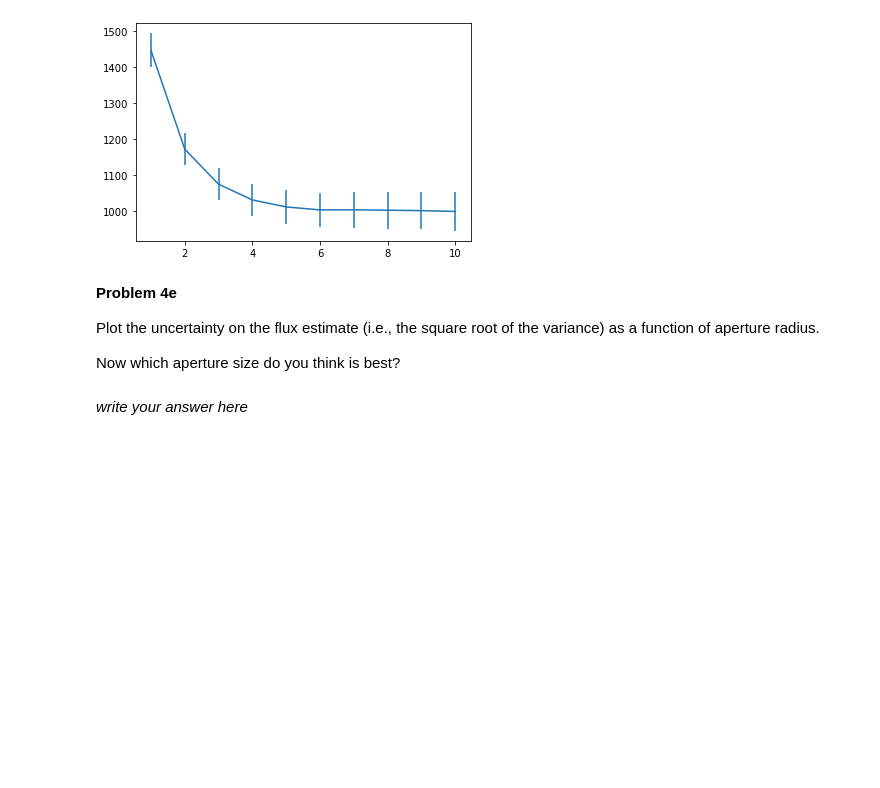
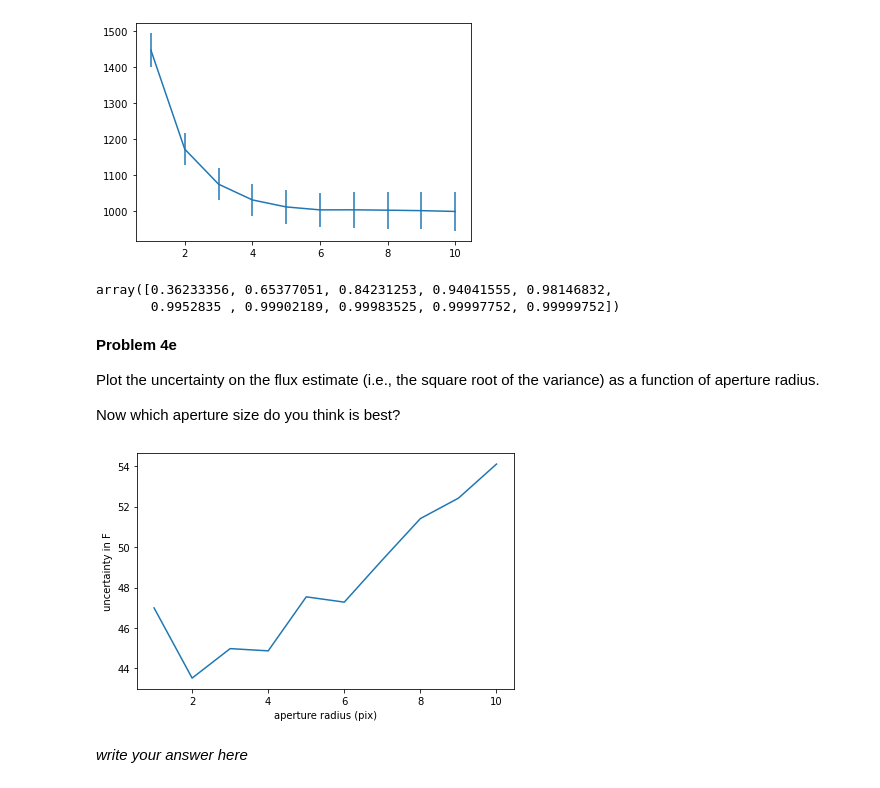
Before and after one commit to yupinghuang/LSSTC-DSFP-Sessions, a Jupyter notebook: Session11/Day1/IntroductionToBasicStellarPhotometry-Copy1.ipynb, the cells around one changed output. Saved outputs shown, nothing was run; the diff lists cells and outputs as text; code cells hidden in the pictures; blank space fills up the shorter version.

```diff
--- a/Session11/Day1/IntroductionToBasicStellarPhotometry-Copy1.ipynb
+++ b/Session11/Day1/IntroductionToBasicStellarPhotometry-Copy1.ipynb
@@ -382,6 +382,11 @@ ax.errorbar(ap_array, mean_array/cog, np.sqrt(var_array/cog))
 # %% [output]
 <ErrorbarContainer object of 3 artists>
 [figure]
+# %%
+cog
+# %% [output]
+array([0.36233356, 0.65377051, 0.84231253, 0.94041555, 0.98146832,
+       0.9952835 , 0.99902189, 0.99983525, 0.99997752, 0.99999752])
 # %% [markdown]
 **Problem 4e**
 
@@ -390,10 +395,12 @@ Plot the uncertainty on the flux estimate (i.e., the square root of the variance
 Now which aperture size do you think is best?
 # %%
 fig, ax = plt.subplots()
-ax.plot( # complete
+ax.plot(ap_array, np.sqrt(var_array/cog))
 ax.set_xlabel('aperture radius (pix)')
 ax.set_ylabel('uncertainty in F')
 fig.tight_layout()
+# %% [output]
+[figure, added]
 # %% [markdown]
 *write your answer here*
 # %% [markdown]
```
Also changed, not shown: 1 other file.
